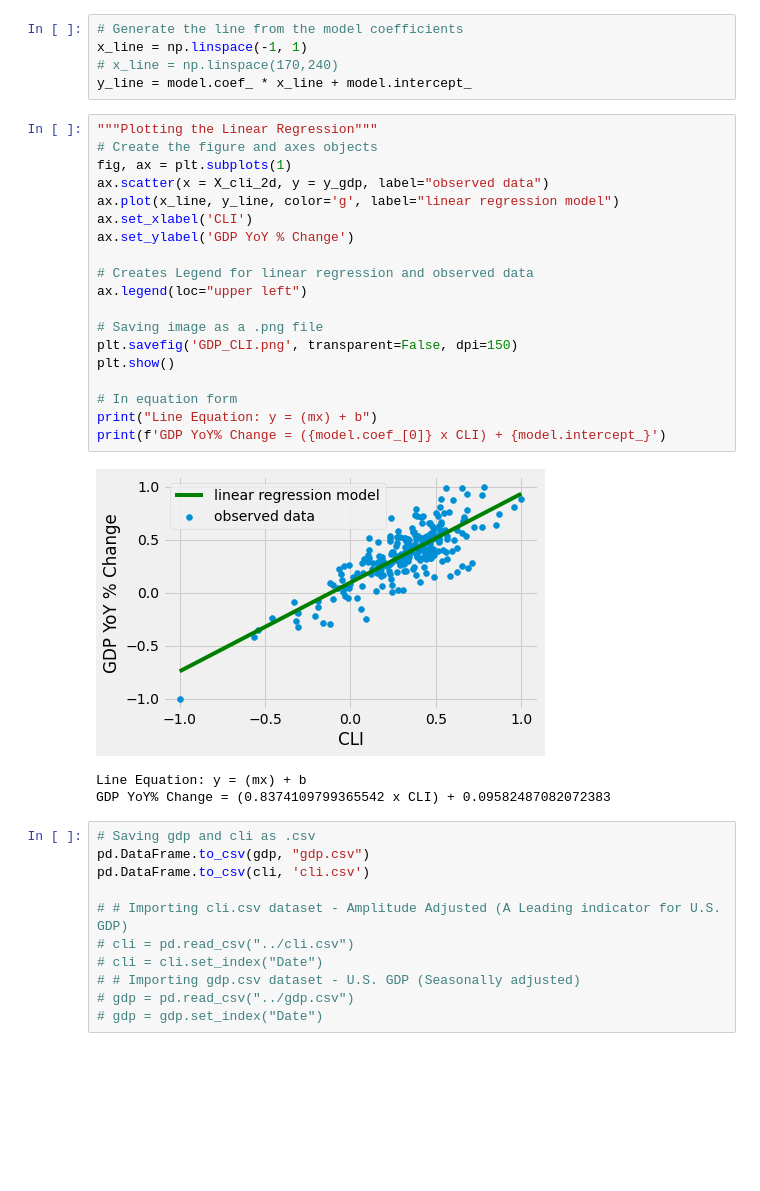
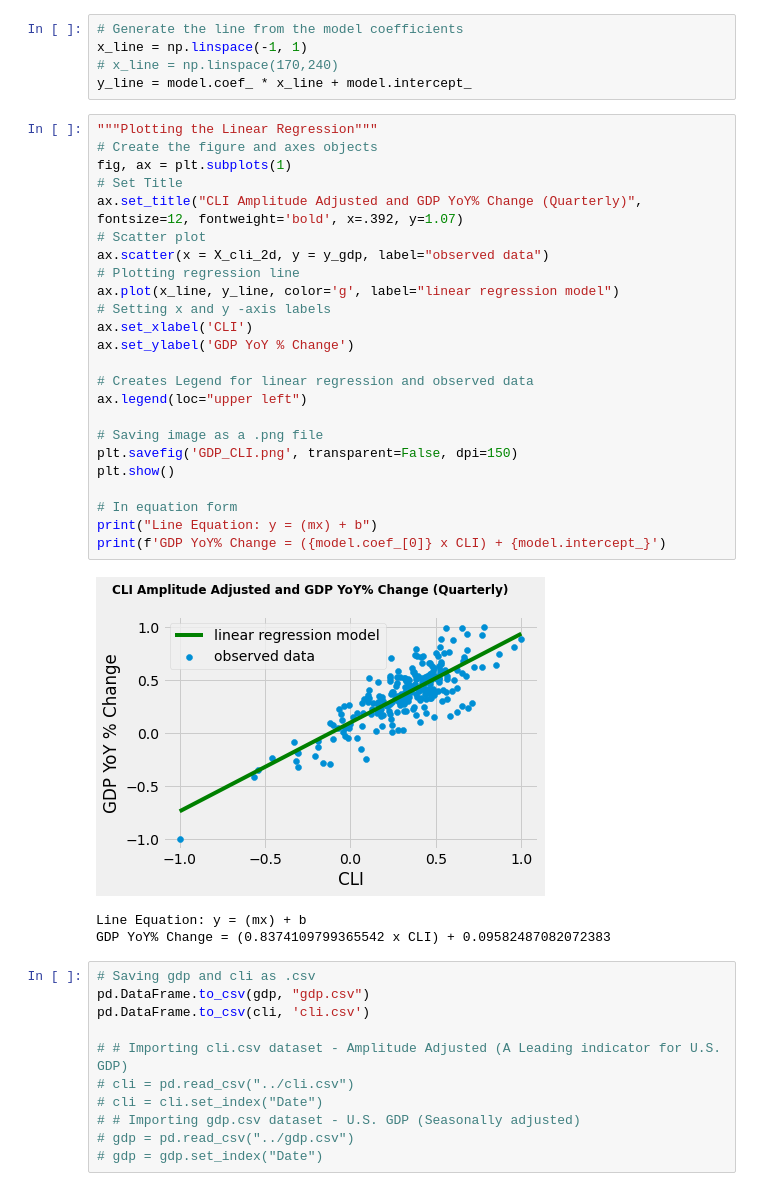
Before and after one commit to drewamorbordelon/Correlation_Regression_CLI_GDP, a Jupyter notebook: notebooks/cli_gdp_EDA.ipynb, the cells around one changed output. Cells and saved outputs as stored; diff of their text form; blank space fills up the shorter version.

Commit message:
changed title in a graph

```diff
--- a/notebooks/cli_gdp_EDA.ipynb
+++ b/notebooks/cli_gdp_EDA.ipynb
@@ -200,24 +200,29 @@ y_line = model.coef_ * x_line + model.intercept_
 # %%
 """Plotting the Linear Regression"""
 # Create the figure and axes objects
 fig, ax = plt.subplots(1)
+# Set Title
+ax.set_title("CLI Amplitude Adjusted and GDP YoY% Change (Quarterly)", fontsize=12, fontweight='bold', x=.392, y=1.07)
+# Scatter plot
 ax.scatter(x = X_cli_2d, y = y_gdp, label="observed data")
+# Plotting regression line
 ax.plot(x_line, y_line, color='g', label="linear regression model")
+# Setting x and y -axis labels
 ax.set_xlabel('CLI')
 ax.set_ylabel('GDP YoY % Change')
 
 # Creates Legend for linear regression and observed data
 ax.legend(loc="upper left")
 
 # Saving image as a .png file
 plt.savefig('GDP_CLI.png', transparent=False, dpi=150)
 plt.show()
 
 # In equation form
 print("Line Equation: y = (mx) + b")
 print(f'GDP YoY% Change = ({model.coef_[0]} x CLI) + {model.intercept_}')
 # %% [output]
-[figure, old version]
+[figure, new version]
 Line Equation: y = (mx) + b
 GDP YoY% Change = (0.8374109799365542 x CLI) + 0.09582487082072383
 # %%
```
Also changed, not shown: 3 other files.
